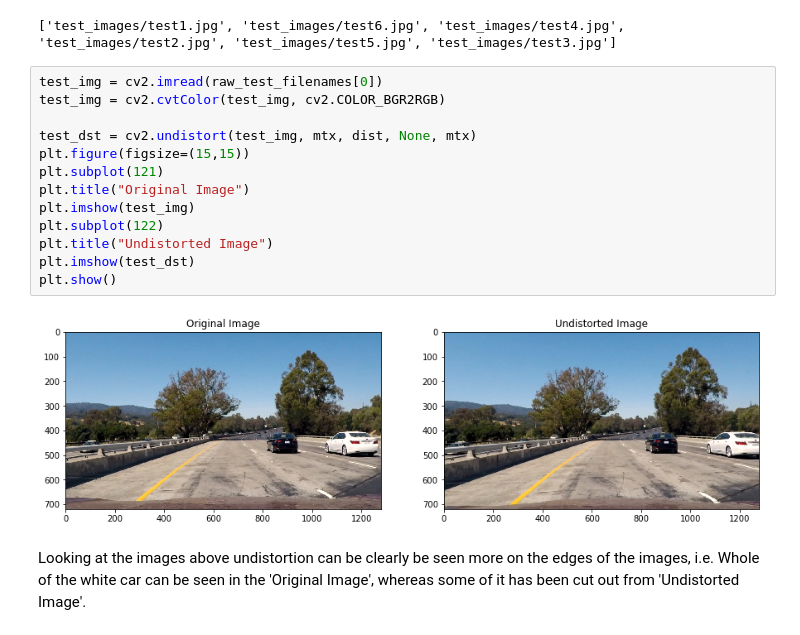
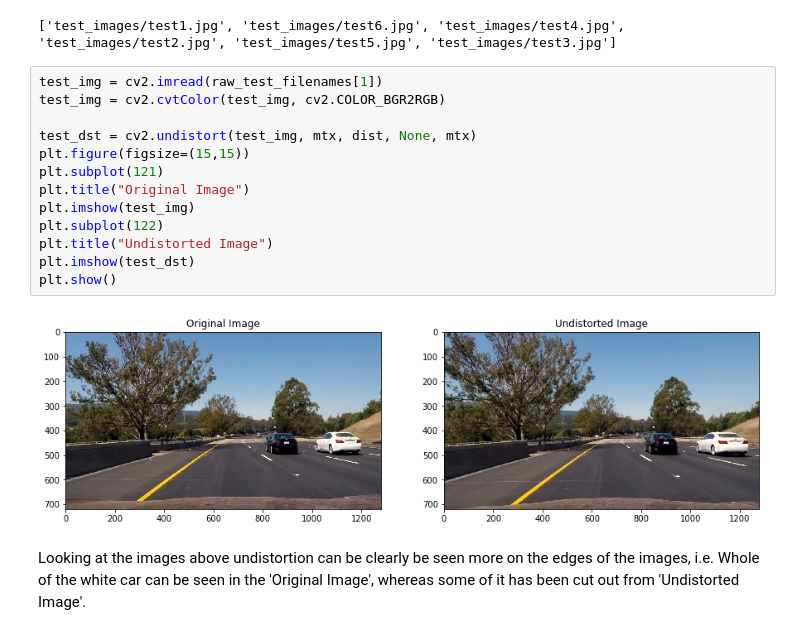
Before and after one commit to Rxmeez/SDCND-1-AdvanceLaneFinding, a Jupyter notebook: AdvanceLaneLines.ipynb, the cells around one changed output. Drawn from its saved outputs; the diff is of its cells as text.

```diff
--- a/AdvanceLaneLines.ipynb
+++ b/AdvanceLaneLines.ipynb
@@ -112,20 +112,20 @@ print(raw_test_filenames)
 # %% [output]
 ['test_images/test1.jpg', 'test_images/test6.jpg', 'test_images/test4.jpg', 'test_images/test2.jpg', 'test_images/test5.jpg', 'test_images/test3.jpg']
 # %%
-test_img = cv2.imread(raw_test_filenames[0])
+test_img = cv2.imread(raw_test_filenames[1])
 test_img = cv2.cvtColor(test_img, cv2.COLOR_BGR2RGB)
 
 test_dst = cv2.undistort(test_img, mtx, dist, None, mtx)
 plt.figure(figsize=(15,15))
 plt.subplot(121)
 plt.title("Original Image")
 plt.imshow(test_img)
 plt.subplot(122)
 plt.title("Undistorted Image")
 plt.imshow(test_dst)
 plt.show()
 # %% [output]
-[figure, old version]
+[figure, new version]
 # %% [markdown]
 Looking at the images above undistortion can be clearly be seen more on the edges of the images, i.e. Whole of the white car can be seen in the 'Original Image', whereas some of it has been cut out from 'Undistorted Image'.
 # %% [markdown]
```
Also changed, not shown: parts of 6 cells of this notebook.
